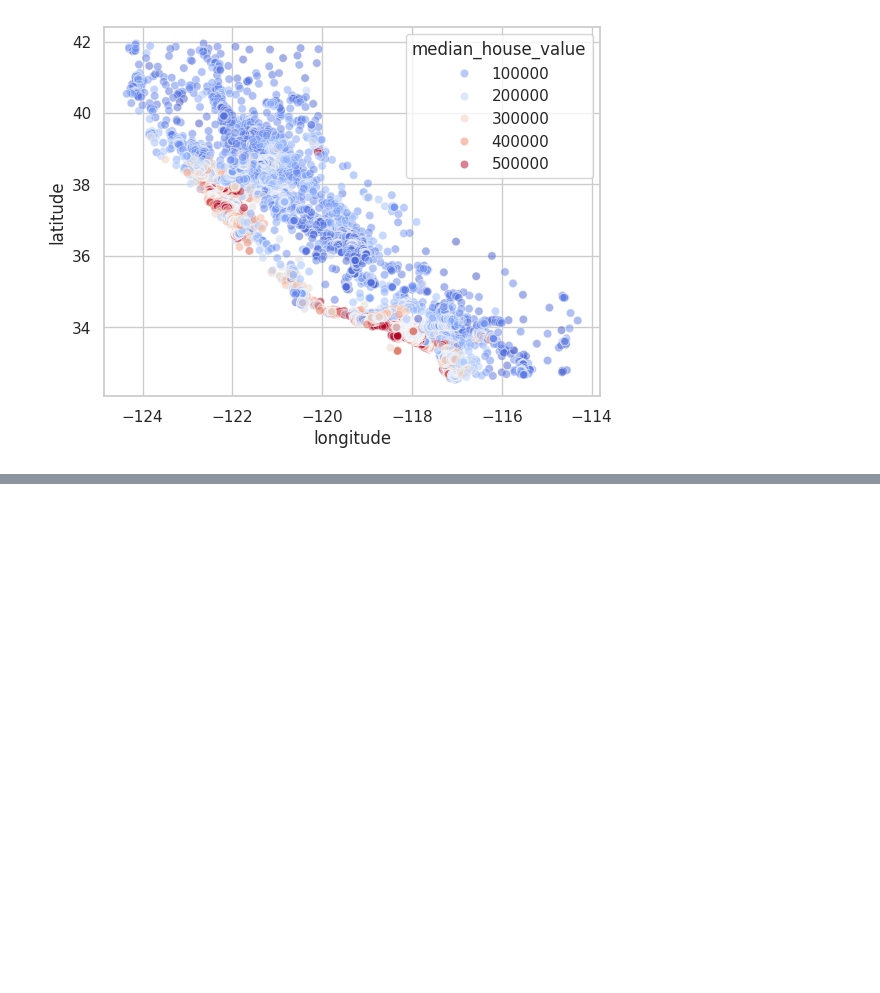
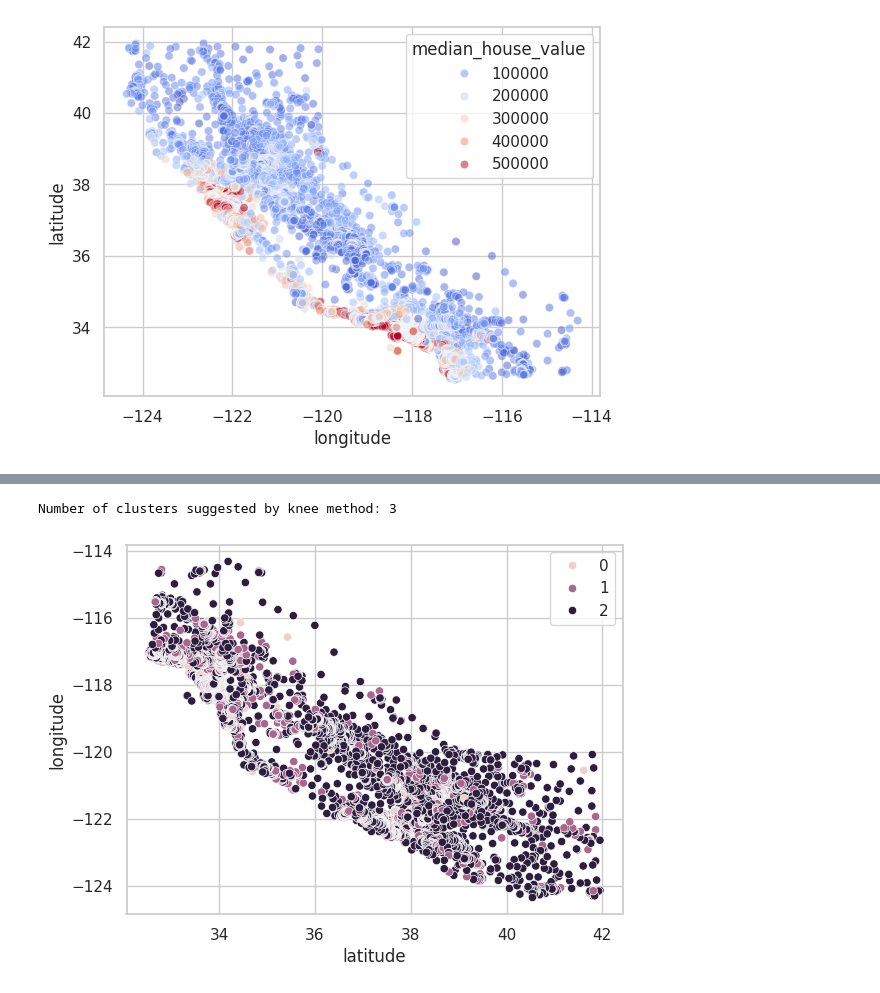
Before and after one commit to Eduardo-Puentes/clasesemanatec, a Jupyter notebook: EstadisticaYVisualizacion.ipynb, the cells around one changed output, grey strips where cells are left out. Cells and saved outputs as stored; diff of their text form; code cells hidden in the pictures; blank space fills up the shorter version.

Commit message:
Clustering

```diff
--- a/EstadisticaYVisualizacion.ipynb
+++ b/EstadisticaYVisualizacion.ipynb
@@ -94,0 +106,29 @@ sns.scatterplot(x='longitude', y='latitude', hue='median_house_value', data=df,
+# %%
+from sklearn.cluster import KMeans
+import matplotlib.pyplot as plt
+from kneed import KneeLocator
+#"longitude","latitude","housing_median_age","total_rooms","population","households","median_income"
+dfp = df[["households","housing_median_age","median_income"]]
+
+ssd = []
+ks = range(1,11)
+for k in range(1,11):
+    km = KMeans(n_clusters=k)
+    km = km.fit(dfp)
+    ssd.append(km.inertia_)
+
+kneedle = KneeLocator(ks, ssd, S=1.0, curve="convex", direction="decreasing")
+# kneedle.plot_knee()
+# plt.show()
+
+k = round(kneedle.knee)
+
+print(f"Number of clusters suggested by knee method: {k}")
+# %%
+
+kmeans = KMeans(n_clusters=k).fit(df[["households","housing_median_age","median_income"]])
+sns.scatterplot(data=df, x="latitude", y="longitude", hue=kmeans.labels_)
+plt.show()
+# %% [output]
+Number of clusters suggested by knee method: 3
+[figure, added]
```
Also changed, not shown: parts of 4 cells of this notebook.
